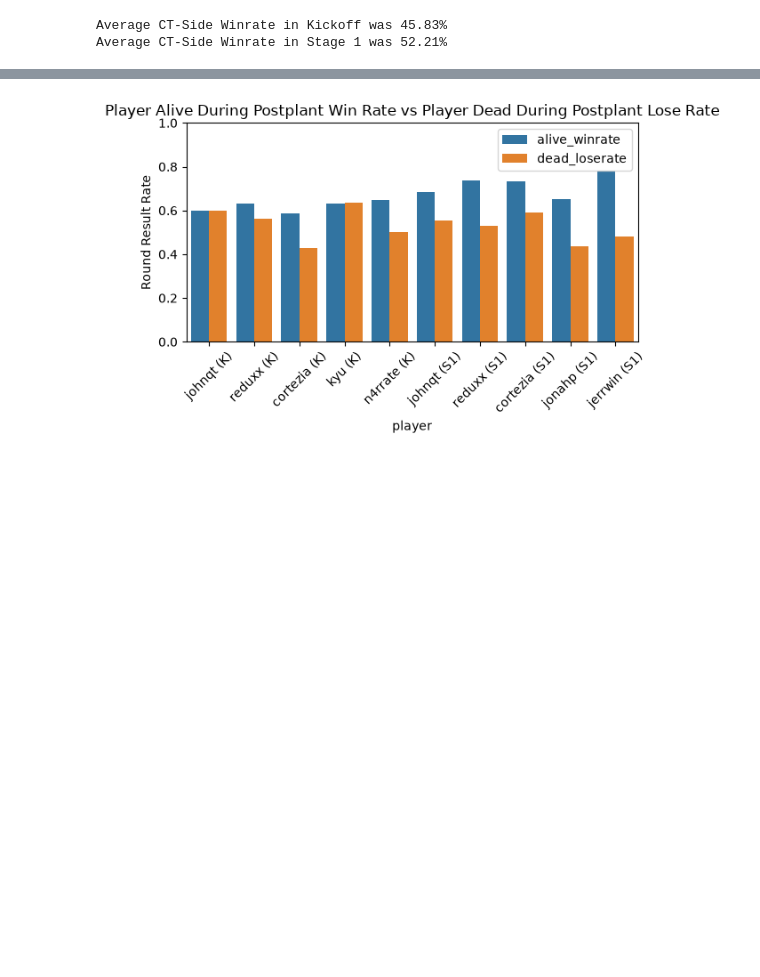
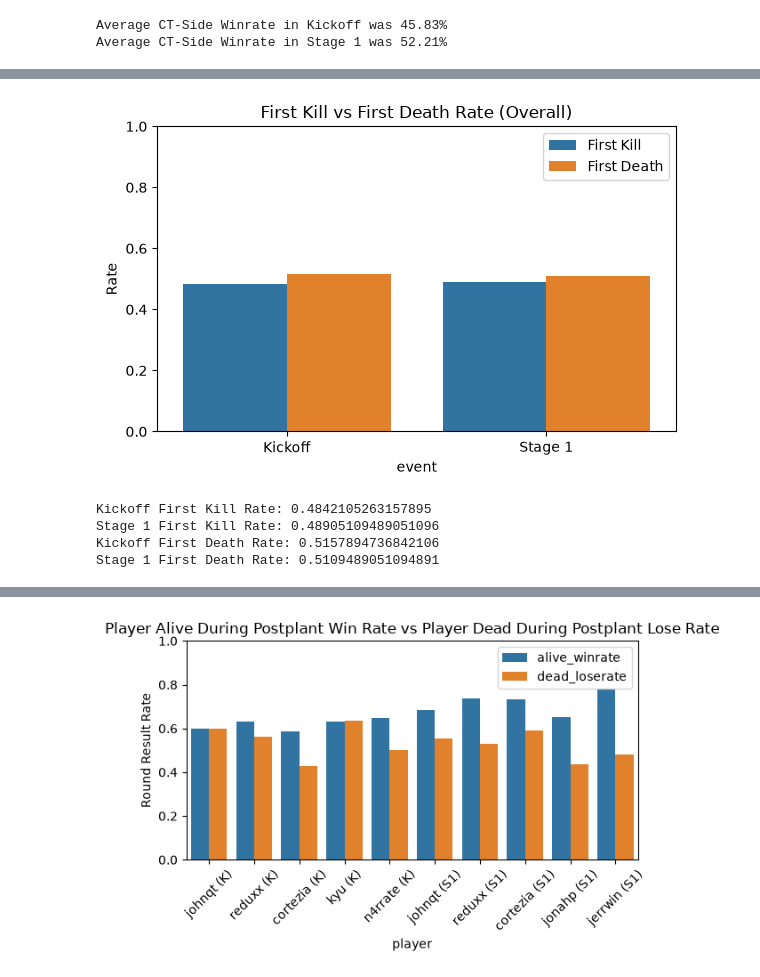
Before and after one commit to reeantran/sentinels_data_analysis, a Jupyter notebook: analysis.ipynb, the cells around one changed output, grey strips where cells are left out. Cells and saved outputs as stored; diff of their text form; code cells hidden in the pictures; blank space fills up the shorter version.

```diff
--- a/analysis.ipynb
+++ b/analysis.ipynb
@@ -867,0 +610,36 @@ plt.show()
+# %%
+adv_k = overall_k.dropna(subset=['fk_player'])
+adv_s1 = overall_s1.dropna(subset=['fk_player'])
+disadv_k = overall_k.dropna(subset=['fd_player'])
+disadv_s1 = overall_s1.dropna(subset=['fd_player'])
+
+adv_k_r = len(adv_k.index) / len(overall_k.index)
+adv_s1_r = len(adv_s1.index) / len(overall_s1.index)
+disadv_k_r = len(disadv_k.index) / len(overall_k.index)
+disadv_s1_r = len(disadv_s1.index) / len(overall_s1.index)
+
+plot_df = pd.DataFrame({
+    'event': ['Kickoff', 'Kickoff', 'Stage 1', 'Stage 1'],
+    'side': ['First Kill', 'First Death', 'First Kill', 'First Death'],
+    'win_rate': [adv_k_r, disadv_k_r, adv_s1_r, disadv_s1_r]
+})
+
+plt.figure(figsize=(6, 4))
+sns.barplot(data=plot_df, x='event', y='win_rate', hue='side')
+plt.ylabel('Rate')
+plt.title('First Kill vs First Death Rate (Overall)')
+plt.ylim(0, 1)
+plt.legend(title='')
+plt.tight_layout()
+plt.show()
+
+print("Kickoff First Kill Rate: " + str(adv_k_r))
+print("Stage 1 First Kill Rate: " + str(adv_s1_r))
+print("Kickoff First Death Rate: " + str(disadv_k_r))
+print("Stage 1 First Death Rate: " + str(disadv_s1_r))
+# %% [output]
+[figure, added]
+Kickoff First Kill Rate: 0.4842105263157895
+Stage 1 First Kill Rate: 0.48905109489051096
+Kickoff First Death Rate: 0.5157894736842106
+Stage 1 First Death Rate: 0.5109489051094891
```
Also changed, not shown: parts of 35 cells of this notebook, 12 other files.
